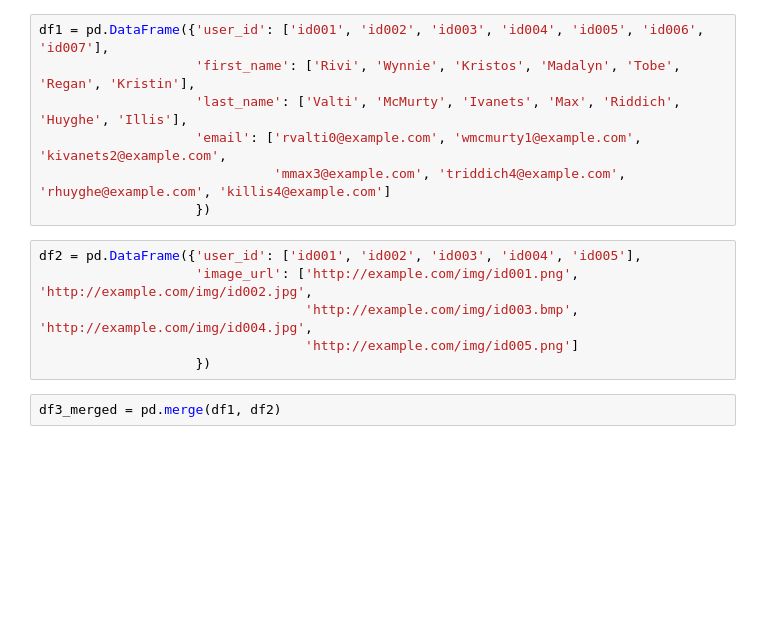
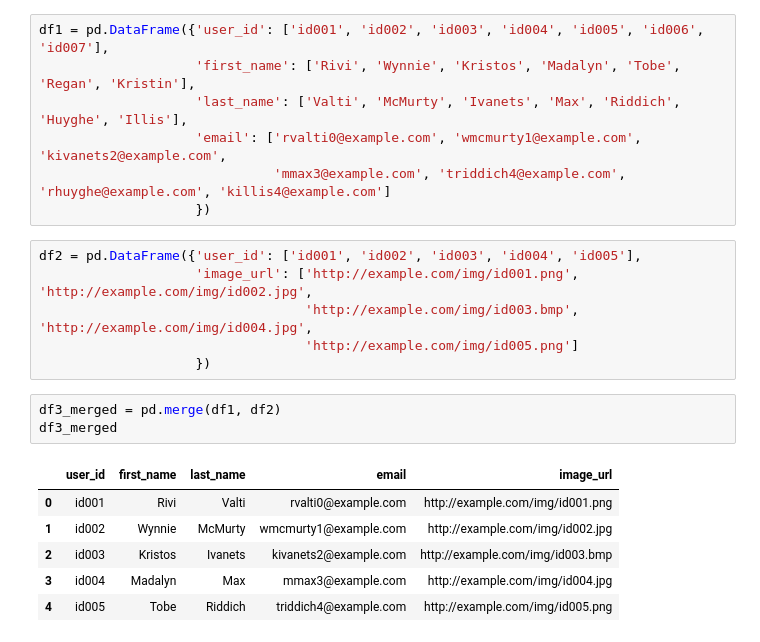
Before and after one commit to Semantic-Data-for-Humanities/Economists_Jurists, a Jupyter notebook: Notebooks/Issues/DBpedia_BnF_Data_URI.ipynb, the cells around one changed output. Saved outputs shown, nothing was run; the diff lists cells and outputs as text; blank space fills up the shorter version.

```diff
--- a/Notebooks/Issues/DBpedia_BnF_Data_URI.ipynb
+++ b/Notebooks/Issues/DBpedia_BnF_Data_URI.ipynb
@@ -508,3 +518,11 @@ df2 = pd.DataFrame({'user_id': ['id001', 'id002', 'id003', 'id004', 'id005'],
                     })
 # %%
 df3_merged = pd.merge(df1, df2)
+df3_merged
+# %% [output]
+|  | user_id | first_name | last_name | email | image_url |
+| 0 | id001 | Rivi | Valti | rvalti0@example.com | http://example.com/img/id001.png |
+| 1 | id002 | Wynnie | McMurty | wmcmurty1@example.com | http://example.com/img/id002.jpg |
+| 2 | id003 | Kristos | Ivanets | kivanets2@example.com | http://example.com/img/id003.bmp |
+| 3 | id004 | Madalyn | Max | mmax3@example.com | http://example.com/img/id004.jpg |
+| 4 | id005 | Tobe | Riddich | triddich4@example.com | http://example.com/img/id005.png |
```
Also changed, not shown: parts of 24 cells of this notebook.
